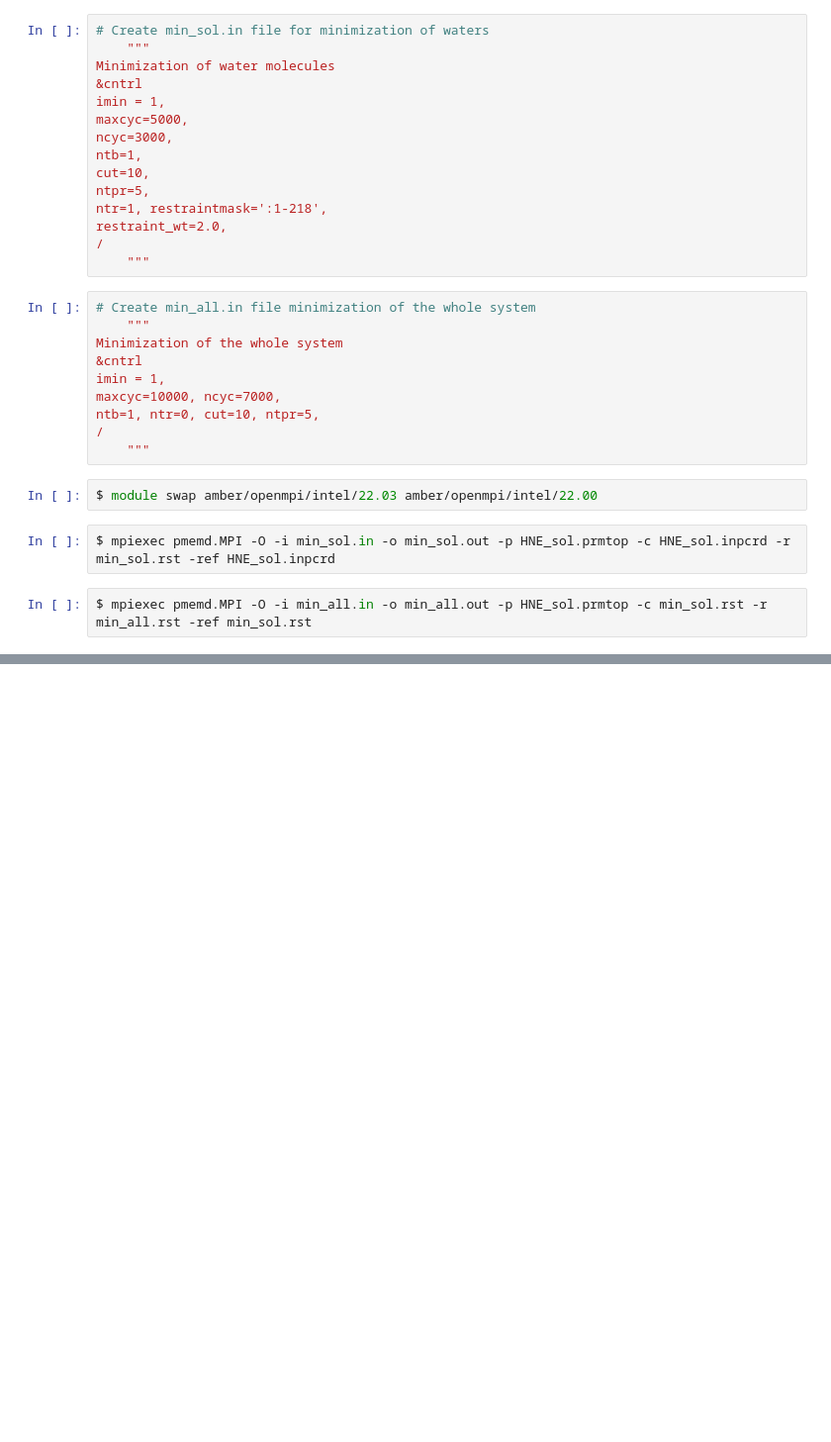
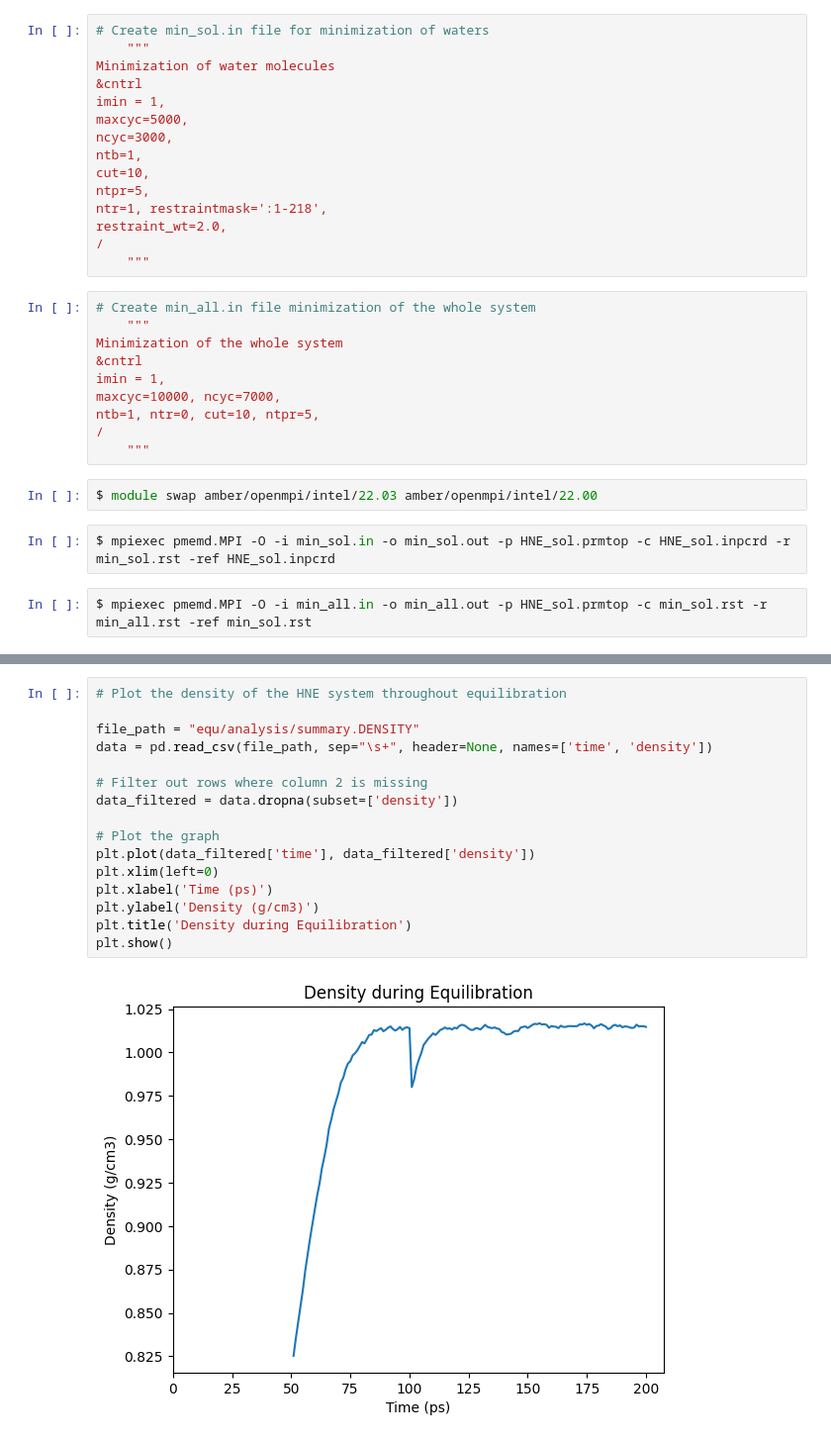
Before and after one commit to qiouyang/comp-lab-class-2024, a Jupyter notebook: Week4/HNE/human_neutrophil_elastase.ipynb, the cells around one changed output, grey strips where cells are left out. Shown at 99% size. Drawn from its saved outputs; the diff is of its cells as text; blank space fills up the shorter version.

```diff
--- a/Week4/HNE/human_neutrophil_elastase.ipynb
+++ b/Week4/HNE/human_neutrophil_elastase.ipynb
@@ -258,0 +418,18 @@ plt.show()
+# %%
+# Plot the density of the HNE system throughout equilibration
+
+file_path = "equ/analysis/summary.DENSITY"
+data = pd.read_csv(file_path, sep="\s+", header=None, names=['time', 'density'])
+
+# Filter out rows where column 2 is missing
+data_filtered = data.dropna(subset=['density'])
+
+# Plot the graph
+plt.plot(data_filtered['time'], data_filtered['density'])
+plt.xlim(left=0)
+plt.xlabel('Time (ps)')
+plt.ylabel('Density (g/cm3)')
+plt.title('Density during Equilibration')
+plt.show()
+# %% [output]
+[figure, added]
```
Also changed, not shown: parts of 60 cells of this notebook.
